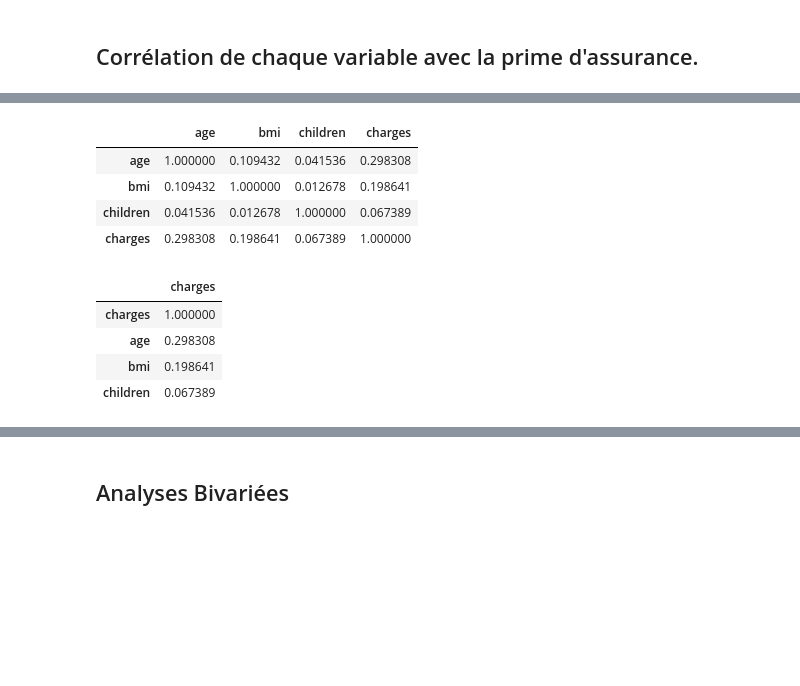
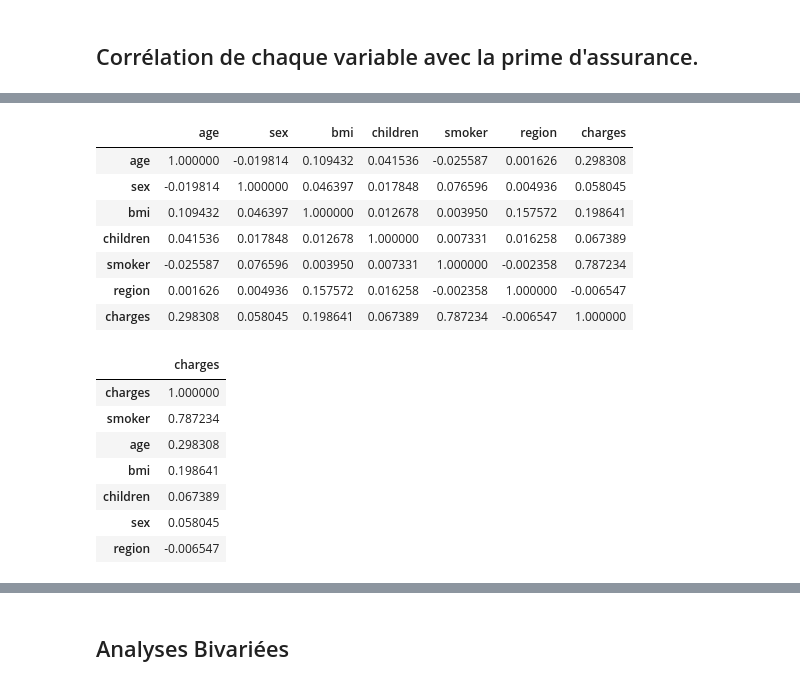
Before and after one commit to Benalieur/assurance, a Jupyter notebook: notebooks/analys.ipynb, the cells around one changed output, grey strips where cells are left out. Cells and saved outputs as stored; diff of their text form; code cells hidden in the pictures; blank space fills up the shorter version.

```diff
--- a/notebooks/analys.ipynb
+++ b/notebooks/analys.ipynb
@@ -309,3 +296,7 @@ plt.show()
 [figure]
 # %% [markdown]
 ## Corrélation de chaque variable avec la prime d'assurance.
+# %%
+test = df.copy()
+
+test
@@ -311,0 +317,8 @@ plt.show()
+# %%
+label_encoder = LabelEncoder()
+# %%
+test['smoker'] = label_encoder.fit_transform(test['smoker'])
+test['sex'] = label_encoder.fit_transform(test['sex'])
+test['region'] = label_encoder.fit_transform(test['region'])
+
+test
@@ -312,13 +339,16 @@ plt.show()
 # %%
-df.corr()
+test.corr()
 # %% [output]
-|  | age | bmi | children | charges |
-| age | 1.000000 | 0.109432 | 0.041536 | 0.298308 |
-| bmi | 0.109432 | 1.000000 | 0.012678 | 0.198641 |
-| children | 0.041536 | 0.012678 | 1.000000 | 0.067389 |
-| charges | 0.298308 | 0.198641 | 0.067389 | 1.000000 |
+|  | age | sex | bmi | children | smoker | region | charges |
+| age | 1.000000 | -0.019814 | 0.109432 | 0.041536 | -0.025587 | 0.001626 | 0.298308 |
+| sex | -0.019814 | 1.000000 | 0.046397 | 0.017848 | 0.076596 | 0.004936 | 0.058045 |
+| bmi | 0.109432 | 0.046397 | 1.000000 | 0.012678 | 0.003950 | 0.157572 | 0.198641 |
+| children | 0.041536 | 0.017848 | 0.012678 | 1.000000 | 0.007331 | 0.016258 | 0.067389 |
+| smoker | -0.025587 | 0.076596 | 0.003950 | 0.007331 | 1.000000 | -0.002358 | 0.787234 |
+| region | 0.001626 | 0.004936 | 0.157572 | 0.016258 | -0.002358 | 1.000000 | -0.006547 |
+| charges | 0.298308 | 0.058045 | 0.198641 | 0.067389 | 0.787234 | -0.006547 | 1.000000 |
 # %%
-correlation = df.corr()
+correlation = test.corr()
 correlation = pd.DataFrame(correlation['charges'])
 correlation.sort_values('charges', ascending=False, inplace=True)
 # correlation = correlation.iloc[:3,:]
@@ -327,9 +357,12 @@ correlation
 # %% [output]
 |  | charges |
 | charges | 1.000000 |
+| smoker | 0.787234 |
 | age | 0.298308 |
 | bmi | 0.198641 |
 | children | 0.067389 |
+| sex | 0.058045 |
+| region | -0.006547 |
 # %%
 sns.barplot(correlation, y='charges', x=correlation.index)
 plt.title('Corrélation de la prime d\'assurance en fonction des variables\n')
```
Also changed, not shown: parts of 25 cells of this notebook.
